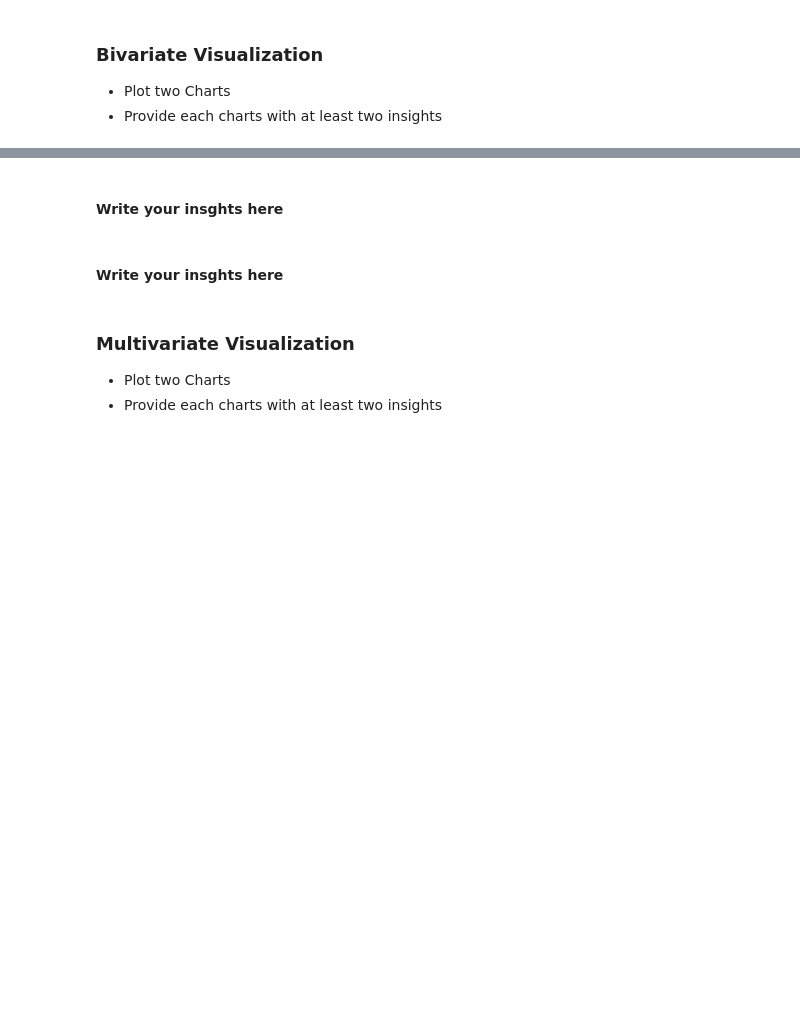
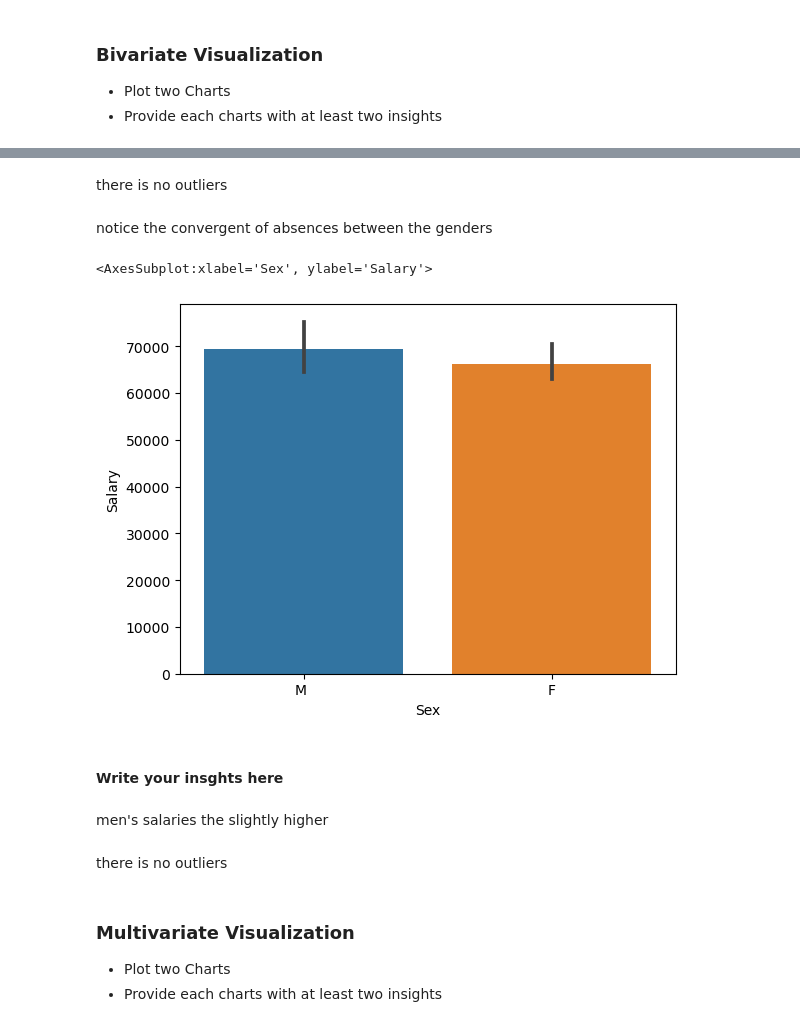
Before and after one commit to Tuwaiq-Data-Science-Bootcamp-V2/EDA-Lab1, a Jupyter notebook: EDA_Assignment .ipynb, the cells around one changed output, grey strips where cells are left out. Drawn from its saved outputs; the diff is of its cells as text; code cells hidden in the pictures; blank space fills up the shorter version.

```diff
--- a/EDA_Assignment .ipynb
+++ b/EDA_Assignment .ipynb
@@ -17,7 +131,18 @@
+# %% [markdown]
+there is no outliers
+# %% [markdown]
+notice the convergent of absences between the genders
+# %%
+sns.barplot(data=a, x="Sex", y="Salary")
+# %% [output]
+<AxesSubplot:xlabel='Sex', ylabel='Salary'>
+[figure, added]
 # %% [markdown]
 #### Write your insghts here
-# %% [markdown]
-#### Write your insghts here
+# %% [markdown]
+men's salaries the slightly higher
+# %% [markdown]
+there is no outliers
 # %% [markdown]
 ### Multivariate Visualization
 * Plot two Charts
```
Also changed, not shown: parts of 19 cells of this notebook, 1 other file.
